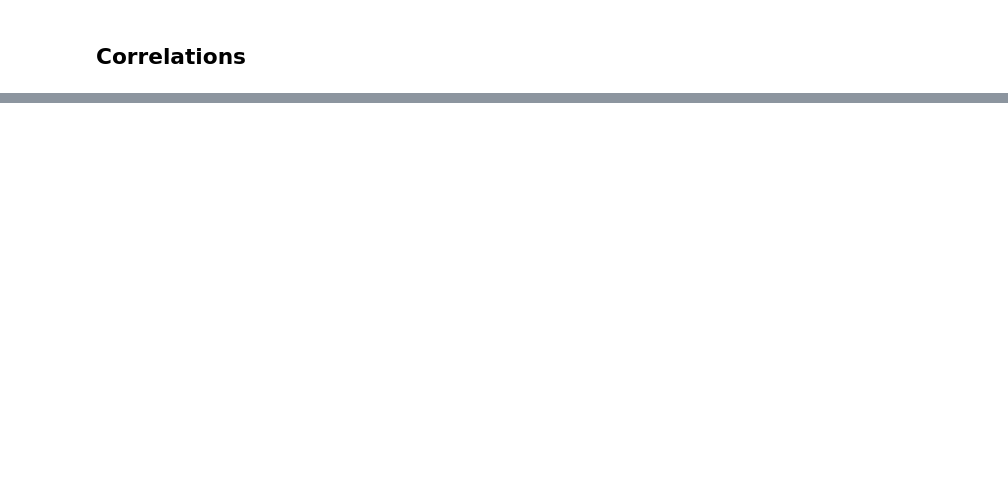
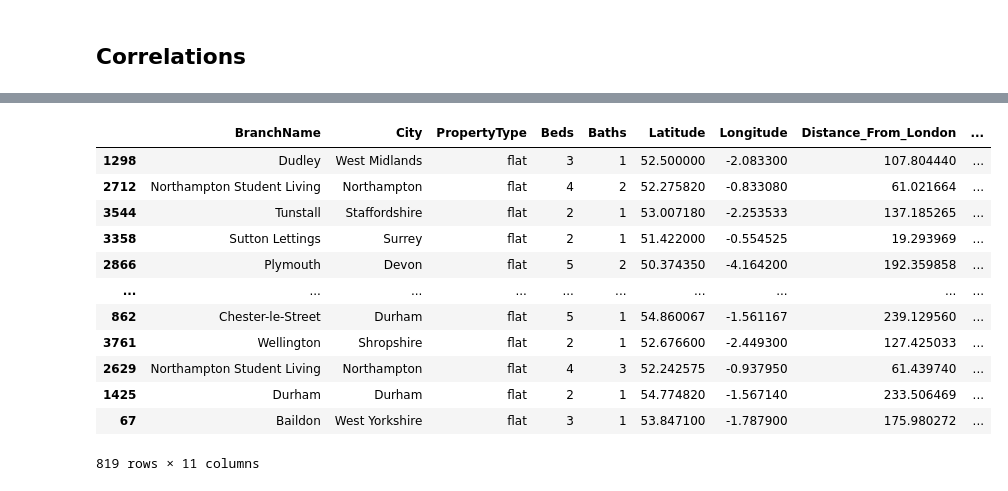
Before and after one commit to HassanM08/uon-dsda-22-y2-group-project-team-1, a Jupyter notebook: investigations/TestModels.ipynb, the cells around one changed output, grey strips where cells are left out. Cells and saved outputs as stored; diff of their text form; code cells hidden in the pictures; blank space fills up the shorter version.

```diff
--- a/investigations/TestModels.ipynb
+++ b/investigations/TestModels.ipynb
@@ -242,0 +413,6 @@ plt.show()
+# %%
+id_to_property_type = {v: k for k, v in property_type.items()}
+df_predictions['PropertyType'] = df_predictions['PropertyTypeNumber'].replace(id_to_property_type)
+# %%
+id_to_city = {v: k for k, v in city.items()}
+df_predictions['City'] = df_predictions['CityNumber'].replace(id_to_city)
@@ -242,0 +435,2 @@ plt.show()
+# %%
+df_predictions = df_predictions.drop(['BranchNumber','PropertyTypeNumber','CityNumber'], axis=1)
@@ -242,0 +453,19 @@ plt.show()
+# %%
+column_order = ['BranchName', 'City', 'PropertyType','Beds', 'Baths', 'Latitude', 'Longitude', 'Distance_From_London', 'Listing_Price','Predicted_Price','Comparison']
+final_df = df_predictions.reindex(columns=column_order)
+# %%
+final_df
+# %% [output]
+|  | BranchName | City | PropertyType | Beds | Baths | Latitude | Longitude | Distance_From_London | ... |
+| 1298 | Dudley | West Midlands | flat | 3 | 1 | 52.500000 | -2.083300 | 107.804440 | ... |
+| 2712 | Northampton Student Living | Northampton | flat | 4 | 2 | 52.275820 | -0.833080 | 61.021664 | ... |
+| 3544 | Tunstall | Staffordshire | flat | 2 | 1 | 53.007180 | -2.253533 | 137.185265 | ... |
+| 3358 | Sutton Lettings | Surrey | flat | 2 | 1 | 51.422000 | -0.554525 | 19.293969 | ... |
+| 2866 | Plymouth | Devon | flat | 5 | 2 | 50.374350 | -4.164200 | 192.359858 | ... |
+| ... | ... | ... | ... | ... | ... | ... | ... | ... | ... |
+| 862 | Chester-le-Street | Durham | flat | 5 | 1 | 54.860067 | -1.561167 | 239.129560 | ... |
+| 3761 | Wellington | Shropshire | flat | 2 | 1 | 52.676600 | -2.449300 | 127.425033 | ... |
+| 2629 | Northampton Student Living | Northampton | flat | 4 | 3 | 52.242575 | -0.937950 | 61.439740 | ... |
+| 1425 | Durham | Durham | flat | 2 | 1 | 54.774820 | -1.567140 | 233.506469 | ... |
+| 67 | Baildon | West Yorkshire | flat | 3 | 1 | 53.847100 | -1.787900 | 175.980272 | ... |
+819 rows × 11 columns
```
Also changed, not shown: parts of 37 cells of this notebook.
